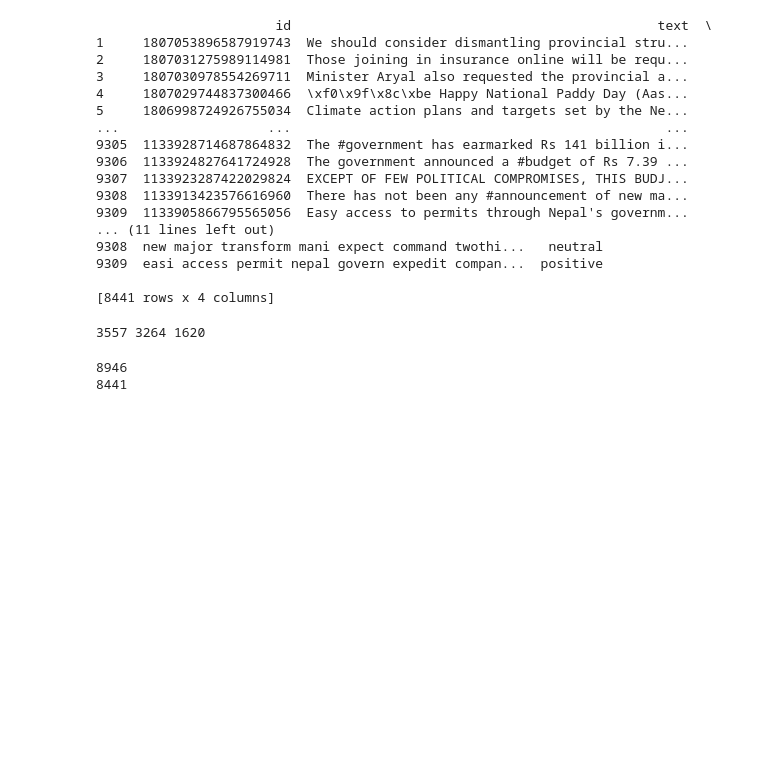
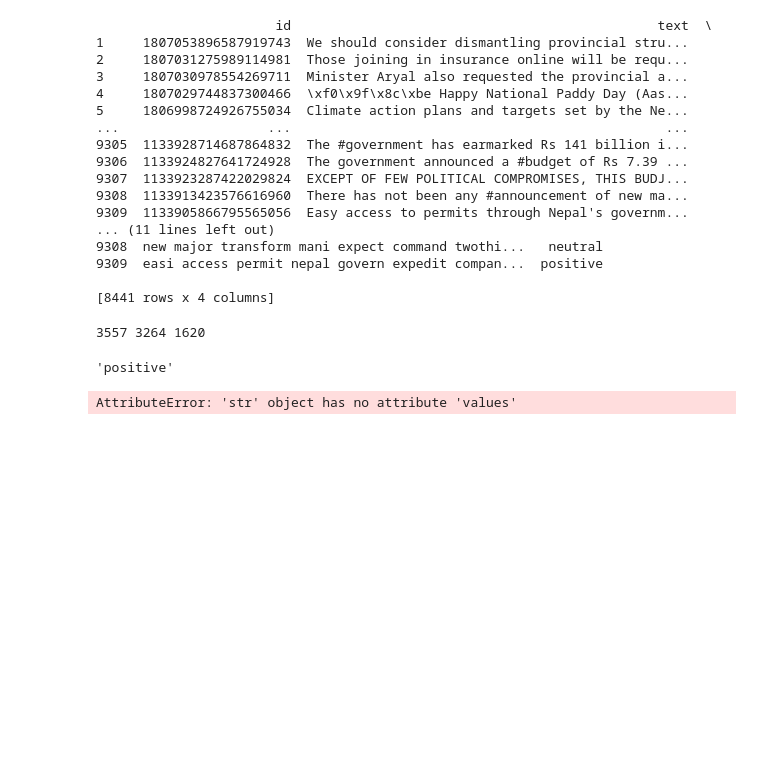
Before and after one commit to dsubedi164/sentiment_analysis, a Jupyter notebook: notebooks/preprocess.ipynb, the cells around one changed output. Cells and saved outputs as stored; diff of their text form; code cells hidden in the pictures; blank space fills up the shorter version.

```diff
--- a/notebooks/preprocess.ipynb
+++ b/notebooks/preprocess.ipynb
@@ -210,8 +211,5 @@ print(countpositive,countnegative,countneutral)
 # %% [output]
 3557 3264 1620
 # %%
-print(3793+3480+1673)
-print(3557+3264+1620)
+# print(3793+3480+1673)
+# print(3557+3264+1620)
-# %% [output]
-8946
-8441
@@ -217,0 +244,24 @@ print(3557+3264+1620)
+# %%
+data
+# %% [output]
+'positive'
+# %%
+fig, ax = plt.subplots(figsize=(8, 4))  # Adjust size as needed
+
+# Hide axes
+ax.xaxis.set_visible(False)
+ax.yaxis.set_visible(False)
+ax.set_frame_on(False)
+# df = pd.DataFrame(data)
+# Create the table
+tbl = plt.table(cellText=data.values,
+                colLabels=data.columns,
+                cellLoc='center',
+                loc='center',
+                bbox=[0, 0, 1, 1])
+
+# Save as image
+plt.savefig('../reports/tweets_sentiment.png', bbox_inches='tight', pad_inches=0.1)
+# %% [output]
+AttributeError: 'str' object has no attribute 'values'
+[figure, added]
```
Also changed, not shown: parts of 2 cells of this notebook, 10 other files.
